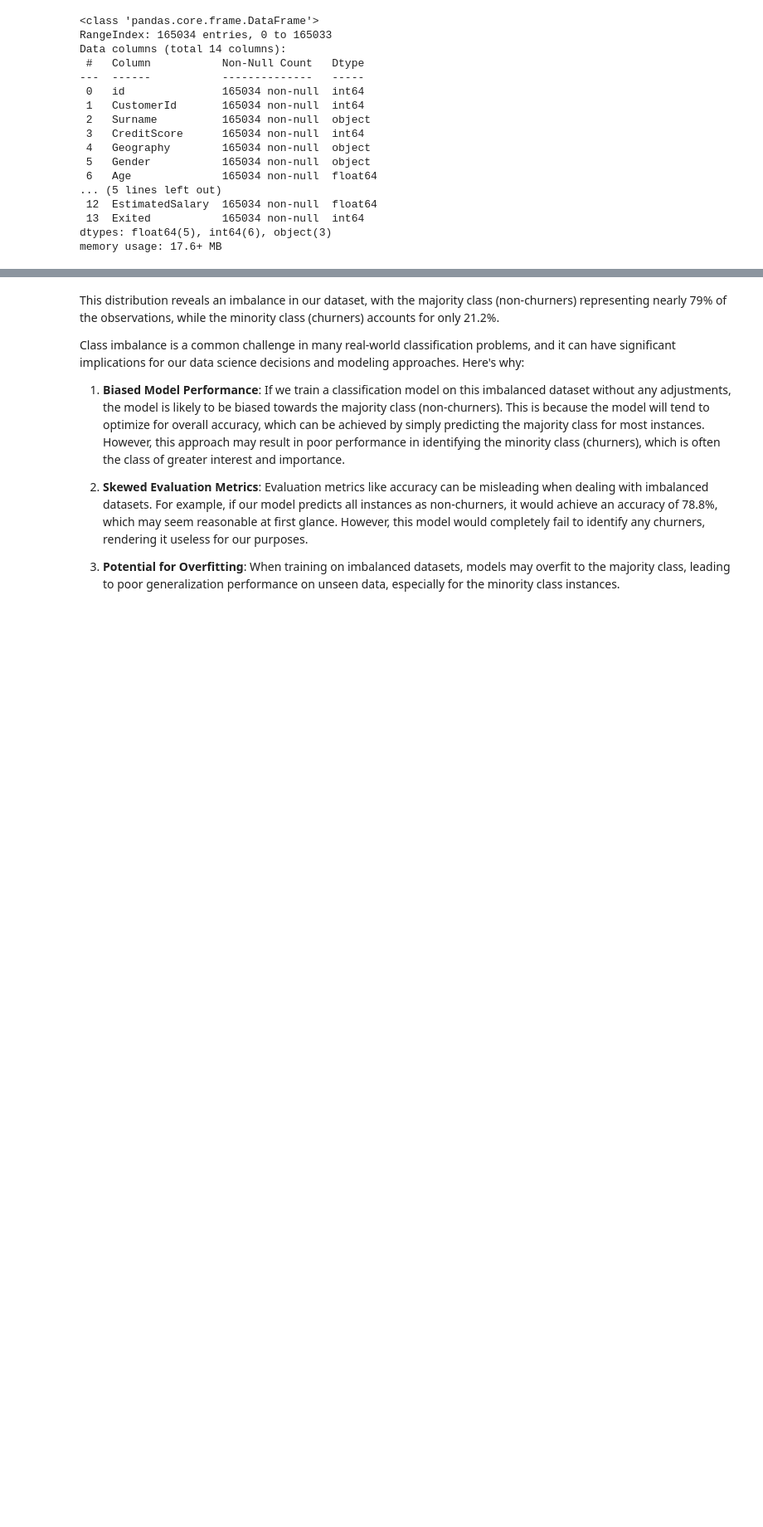
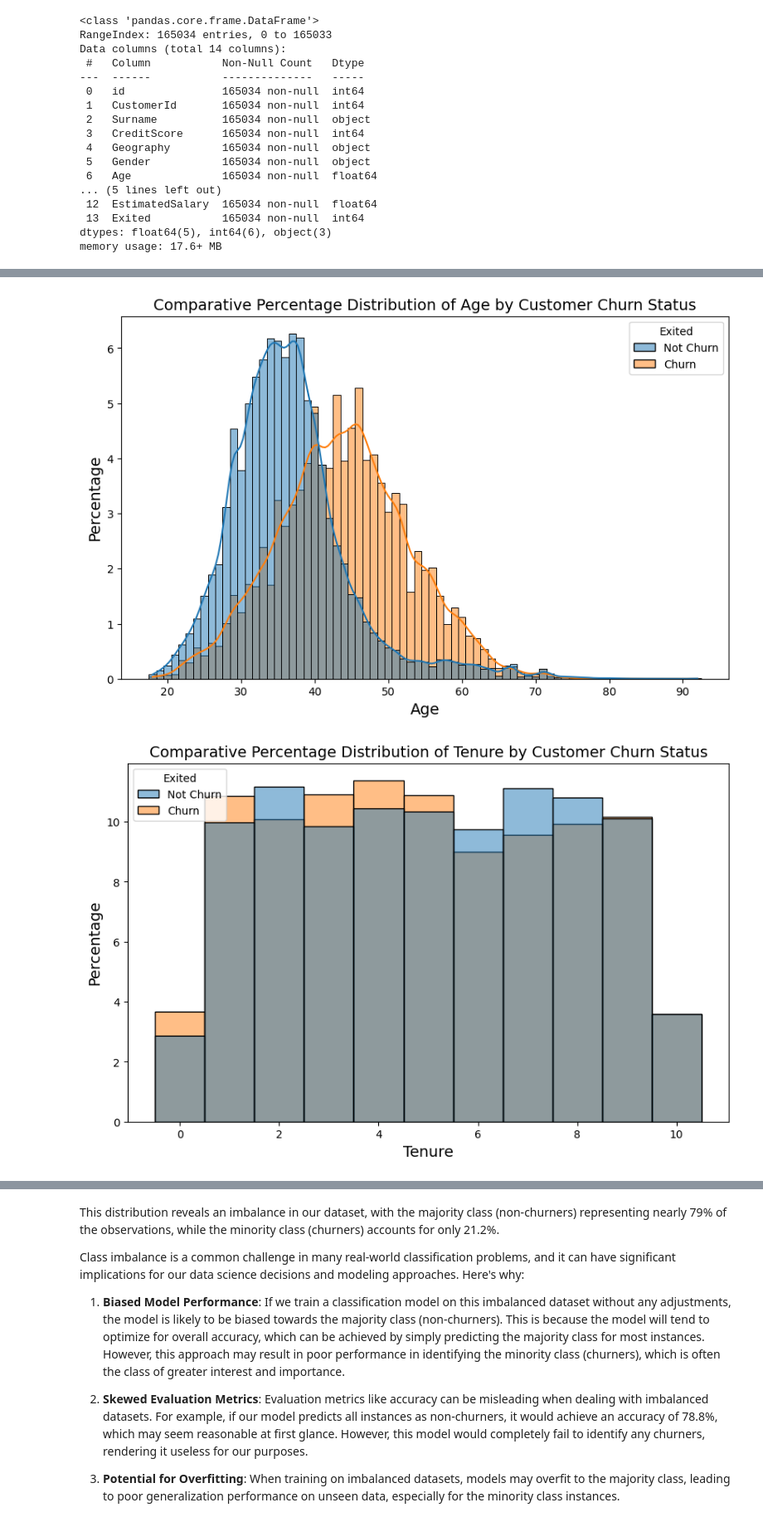
Before and after one commit to dennisvdang/Bank-Churn-Binary-Classification, a Jupyter notebook: Binary_Classification_Bank_Churn.ipynb, the cells around one changed output, grey strips where cells are left out. Shown at 83% size. Cells and saved outputs as stored; diff of their text form; code cells hidden in the pictures; blank space fills up the shorter version.

```diff
--- a/Binary_Classification_Bank_Churn.ipynb
+++ b/Binary_Classification_Bank_Churn.ipynb
@@ -63,0 +285,12 @@ data.describe()
+# %%
+# Plot histograms for each numeric feature
+plot_histogram_churn(data, 'Age', 'Age', discrete=True, kde=True)
+plot_histogram_churn(data, 'Tenure', 'Tenure', discrete=True, kde=False)
+plot_histogram_churn(data, 'Balance', 'Balance', discrete=False, kde=True)
+plot_histogram_churn(data, 'EstimatedSalary', 'Estimated Salary', discrete=False, kde=True)
+plot_histogram_churn(data, 'NumOfProducts', 'Number of Products', discrete=True, kde=False)
+plot_histogram_churn(data, 'HasCrCard', 'Credit Card', discrete=True, kde=False)
+plot_histogram_churn(data, 'IsActiveMember', 'Active Member', discrete=True, kde=False)
+# %% [output]
+[figure, added]
+[figure, added]
```
Also changed, not shown: parts of 41 cells of this notebook.
